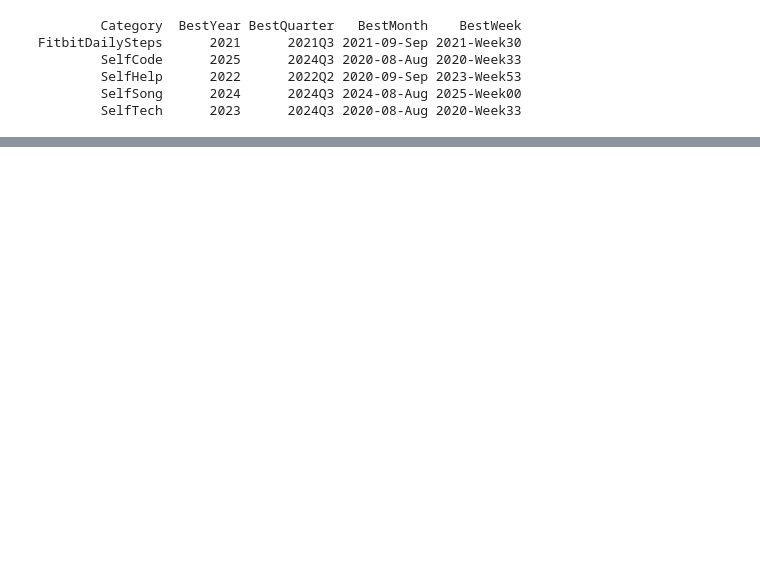
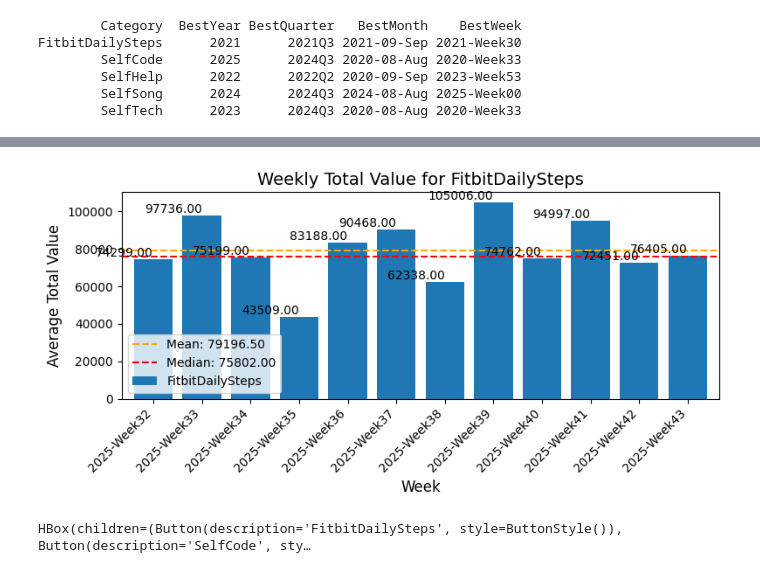
Before and after one commit to NagendraSUVCE/DailyPulse, a Jupyter notebook: DailyPulseMVC/SelfTech/PythonForDataAnalytics/python_3rdhouronwards.ipynb, the cells around one changed output, grey strips where cells are left out. Drawn from its saved outputs; the diff is of its cells as text; code cells hidden in the pictures; blank space fills up the shorter version.

```diff
--- a/DailyPulseMVC/SelfTech/PythonForDataAnalytics/python_3rdhouronwards.ipynb
+++ b/DailyPulseMVC/SelfTech/PythonForDataAnalytics/python_3rdhouronwards.ipynb
@@ -284,0 +302,54 @@ for category in pivot_data.columns:
+# %%
+
+
+# Create a function to plot the graph for a specific category
+def plot_graph(category):
+    clear_output(wait=True)  # Clear the output area
+    plt.figure(figsize=(8, 4))
+    ax = pivot_data[category].dropna().plot(kind='bar', width=0.8)
+
+    # Add labels and title
+    plt.title(f'Weekly Total Value for {category}', fontsize=14)
+    plt.xlabel('Week', fontsize=12)
+    plt.ylabel('Average Total Value', fontsize=12)
+    plt.xticks(rotation=45, fontsize=10, ha='right')
+    plt.tight_layout()
+
+    # Calculate mean and median for the category
+    mean_value = pivot_data[category].mean()
+    median_value = pivot_data[category].median()
+
+    # Plot mean as an orange dotted line
+    plt.axhline(y=mean_value, color='orange', linestyle='--', linewidth=1.5, label=f'Mean: {mean_value:.2f}')
+
+    # Plot median as a red dotted line
+    plt.axhline(y=median_value, color='red', linestyle='--', linewidth=1.5, label=f'Median: {median_value:.2f}')
+
+    # Annotate each bar with its value
+    for p in ax.patches:
+        ax.annotate(f'{p.get_height():.2f}',
+                    (p.get_x() + p.get_width() / 2, p.get_height()),
+                    ha='right', va='bottom', fontsize=10)
+
+    # Add legend
+    plt.legend(fontsize=10)
+
+    # Show the plot
+    plt.show()
+    display(button_box)
+
+# Create buttons for each category
+buttons = []
+for category in pivot_data.columns:
+    button = widgets.Button(description=category)
+    buttons.append(button)
+
+    # Attach an event handler to the button
+    button.on_click(lambda b, cat=category: plot_graph(cat))
+
+# Display the buttons
+button_box = widgets.HBox(buttons)
+display(button_box)
+# %% [output]
+[figure, added]
+HBox(children=(Button(description='FitbitDailySteps', style=ButtonStyle()), Button(description='SelfCode', sty…
```
Also changed, not shown: parts of 20 cells of this notebook.
